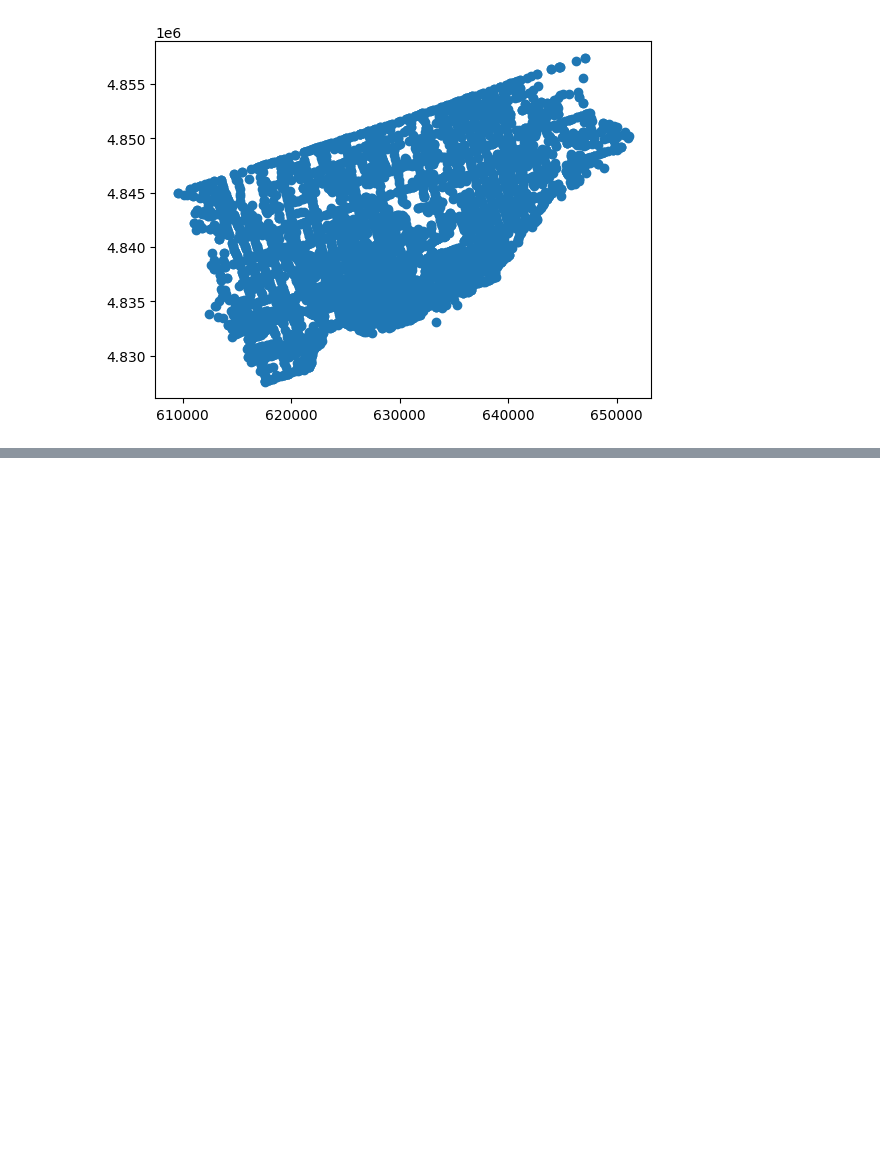
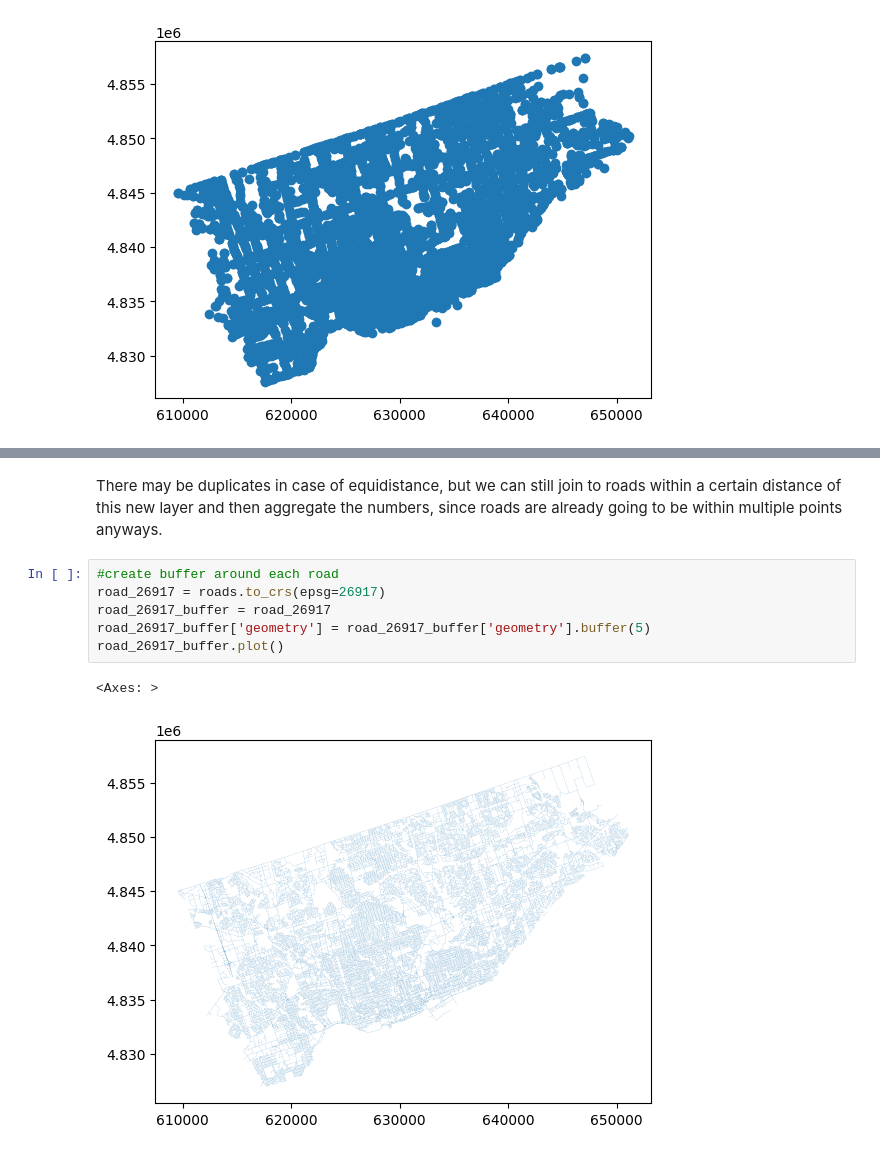
Before and after one commit to naorella/GIS_Showcase, a Jupyter notebook: template.ipynb, the cells around one changed output, grey strips where cells are left out. Drawn from its saved outputs; the diff is of its cells as text; blank space fills up the shorter version.

```diff
--- a/template.ipynb
+++ b/template.ipynb
@@ -227,0 +216,12 @@ traffic_collision.head()
+# %% [markdown]
+There may be duplicates in case of equidistance, but we can still join to roads within a certain distance of this new layer and then aggregate the numbers,
+since roads are already going to be within multiple points anyways.
+# %%
+#create buffer around each road
+road_26917 = roads.to_crs(epsg=26917)
+road_26917_buffer = road_26917
+road_26917_buffer['geometry'] = road_26917_buffer['geometry'].buffer(5)
+road_26917_buffer.plot()
+# %% [output]
+<Axes: >
+[figure, added]
```
Also changed, not shown: parts of 10 cells of this notebook.
